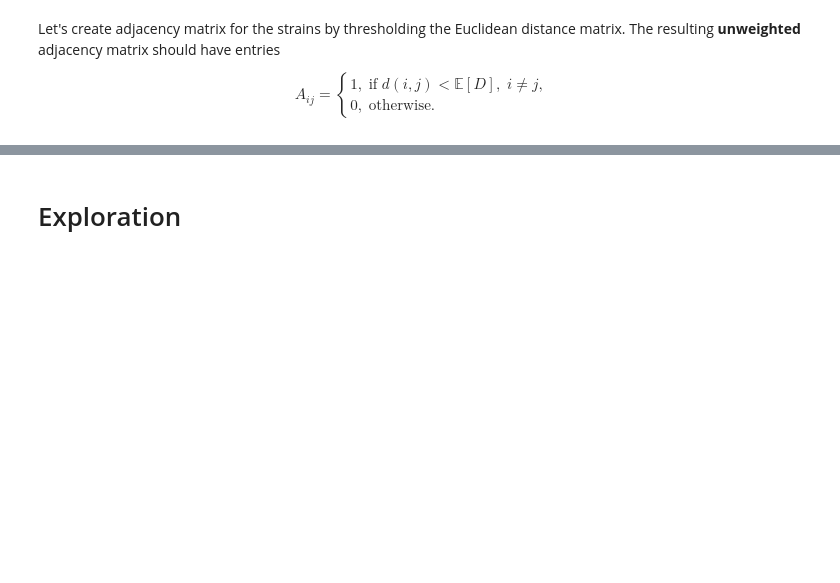
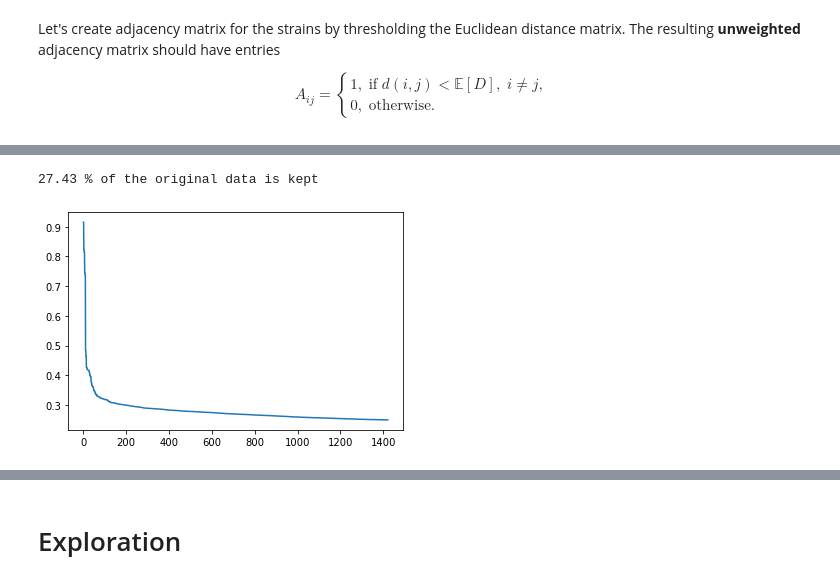
Before and after one commit to raphaelreiss/Network_tour_of_mice_genetics, a Jupyter notebook: Graph_Analysis_Mice_Genetics.ipynb, the cells around one changed output, grey strips where cells are left out. Saved outputs shown, nothing was run; the diff lists cells and outputs as text; code cells hidden in the pictures; blank space fills up the shorter version.

```diff
--- a/Graph_Analysis_Mice_Genetics.ipynb
+++ b/Graph_Analysis_Mice_Genetics.ipynb
@@ -241,0 +262,13 @@ np.save("data/numpy/gen_related_strain_A.npy", gen_related_strain_A)
+# %%
+def epsilon_similarity_graph(X: np.ndarray, metric='euclidean', sigma=1, epsilon=0):
+    """ X (n x d): coordinates of the n data points in R^d.
+        sigma (float): width of the kernel
+        epsilon (float): threshold
+        Return:
+        adjacency (n x n ndarray): adjacency matrix of the graph.
+    """
+    Dists = squareform(pdist(X,metric = "euclidean"))
+    Dists = np.exp(-Dists**2/(2 * sigma**2))
+    Dists[Dists <= epsilon] = 0
+    np.fill_diagonal(Dists,0)
+    return Dists
@@ -241,0 +298,11 @@ np.save("data/numpy/gen_related_strain_A.npy", gen_related_strain_A)
+# %%
+def plot_distrib(adjacency):
+    """ Plot the density of kerneled distances
+
+    Args:
+        adjacency (np.array): adjacency matrix
+
+    """
+    non_zero = adjacency[np.nonzero(adjacency)]
+    print("{:0.2f} % of the original data is kept".format(non_zero.size / adjacency.size * 100))
+    plt.plot(np.sort(non_zero)[::-1])
@@ -241,0 +320,7 @@ np.save("data/numpy/gen_related_strain_A.npy", gen_related_strain_A)
+# %%
+adjacency = epsilon_similarity_graph(genotype_gene_expression_present_df.values, metric='cosine', sigma=70, epsilon=0.25)
+# %%
+plot_distrib(adjacency)
+# %% [output]
+27.43 % of the original data is kept
+[figure, added]
```
Also changed, not shown: parts of 86 cells of this notebook.
